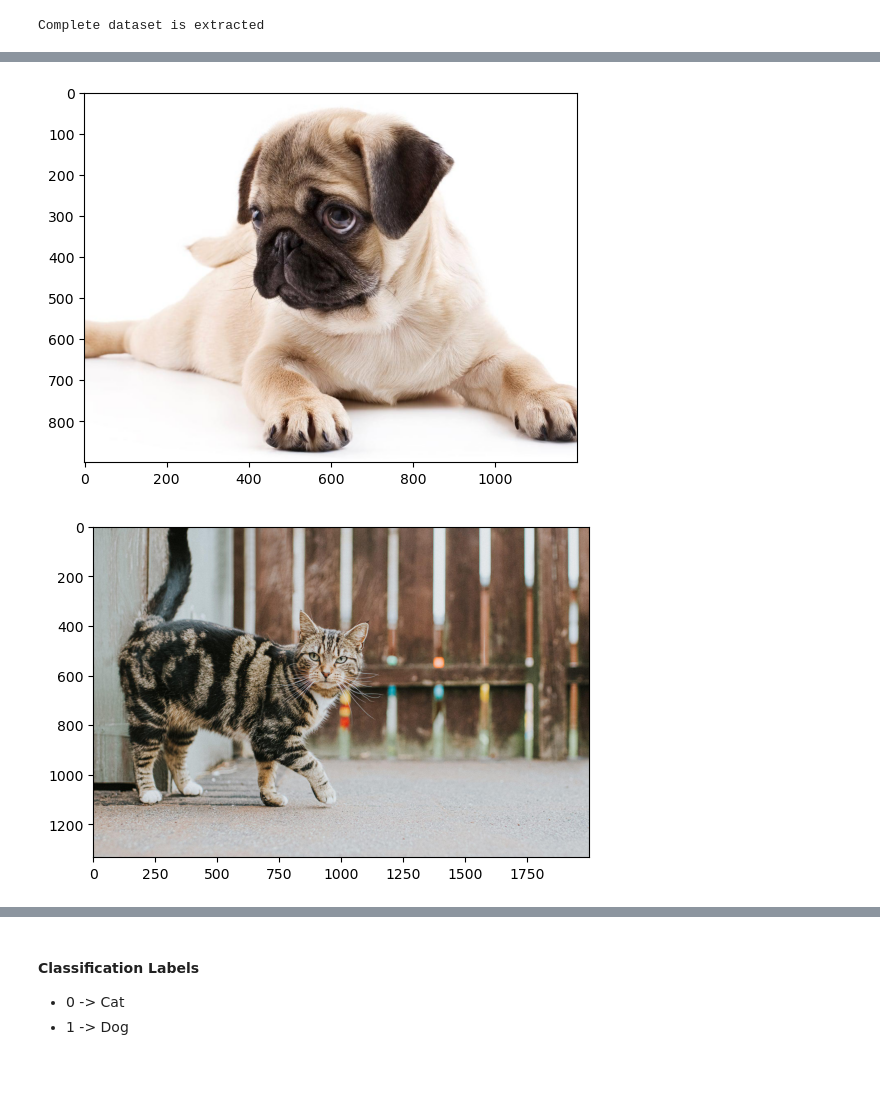
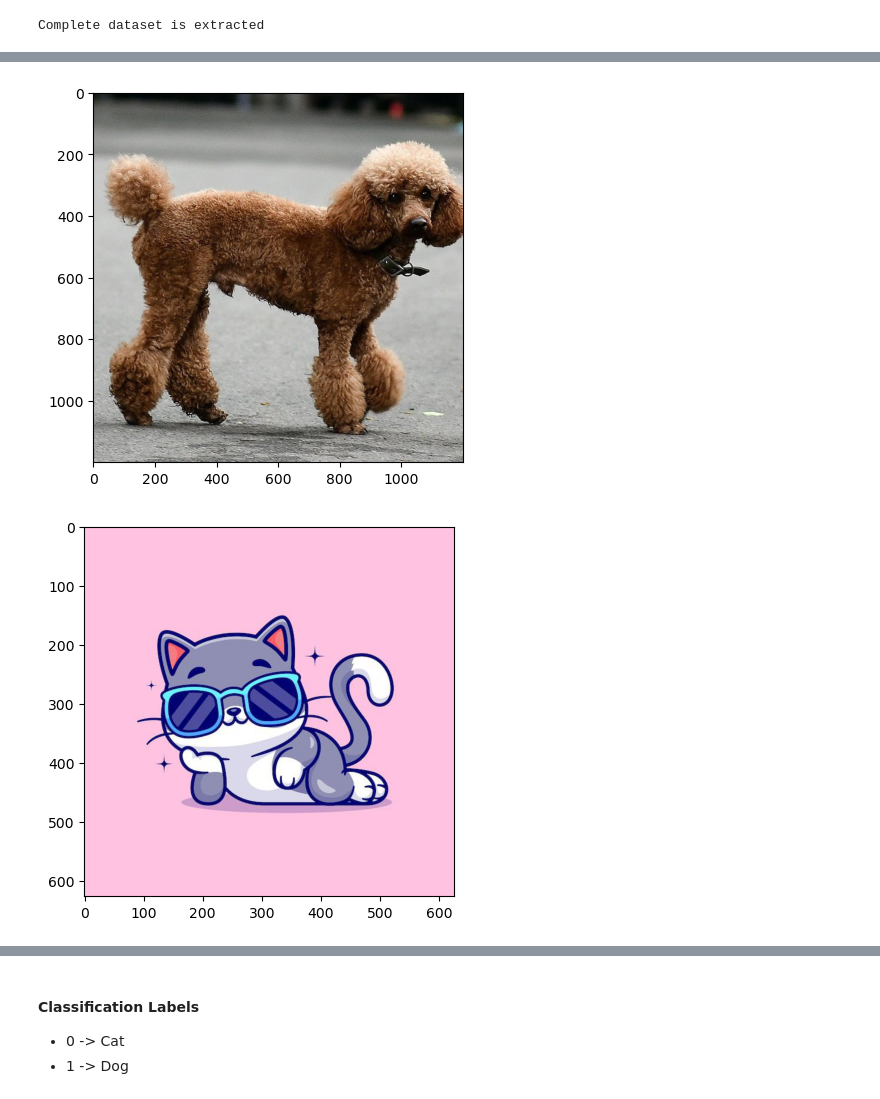
Before and after one commit to mohsinziaa/Cats-And-Dogs-Classification, a Jupyter notebook: Cats And Dogs Classification.ipynb, the cells around one changed output, grey strips where cells are left out. Cells and saved outputs as stored; diff of their text form; code cells hidden in the pictures; blank space fills up the shorter version.

```diff
--- a/Cats And Dogs Classification.ipynb
+++ b/Cats And Dogs Classification.ipynb
@@ -37,18 +37,18 @@ file_names = os.listdir('./train/')
 #print(file_names)
 # %%
 # display dog image
-img = mpimg.imread('train/dog_125.jpg')
+img = mpimg.imread('train/dog_43.jpg')
 imgplt = plt.imshow(img)
 plt.show()
 # %% [output]
-[figure, old version]
+[figure, new version]
 # %%
 # display cat image
-img = mpimg.imread('train/cat_10.jpg')
+img = mpimg.imread('train/cat_161.jpg')
 imgplt = plt.imshow(img)
 plt.show()
 # %% [output]
-[figure, old version]
+[figure, new version]
 # %%
 file_names = os.listdir('./train/')
 
```
Also changed, not shown: parts of 20 cells of this notebook.
